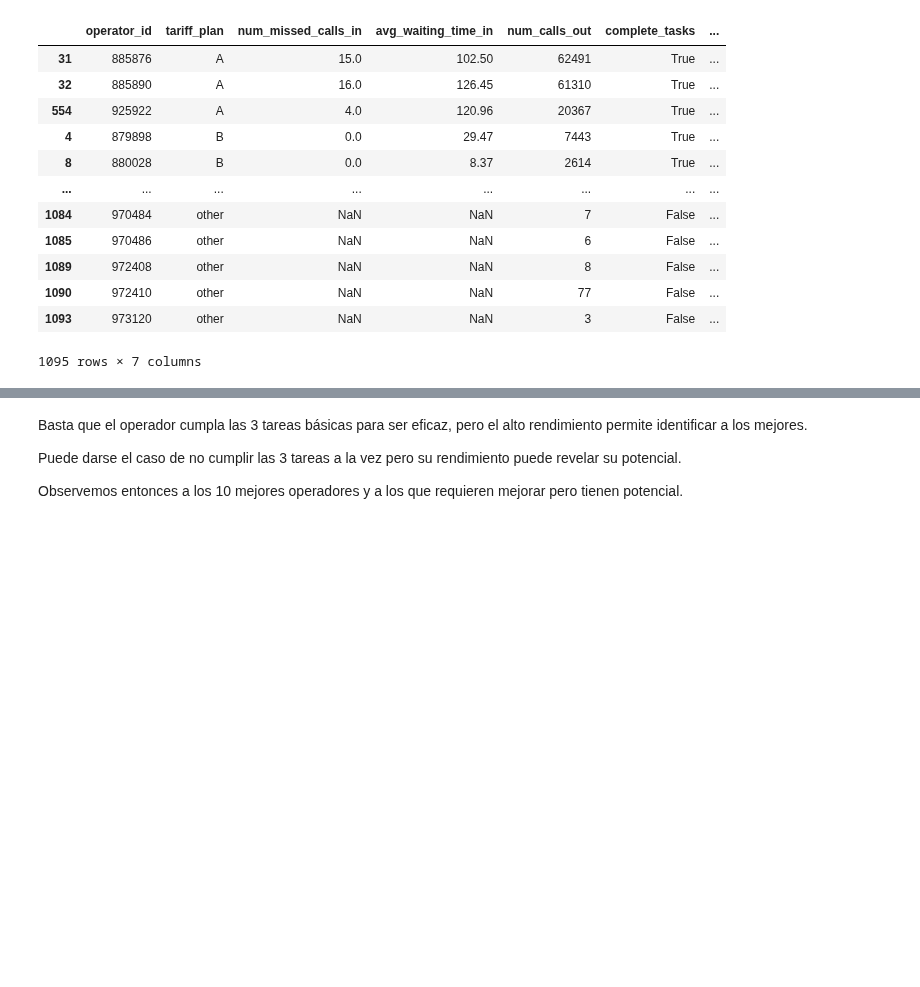
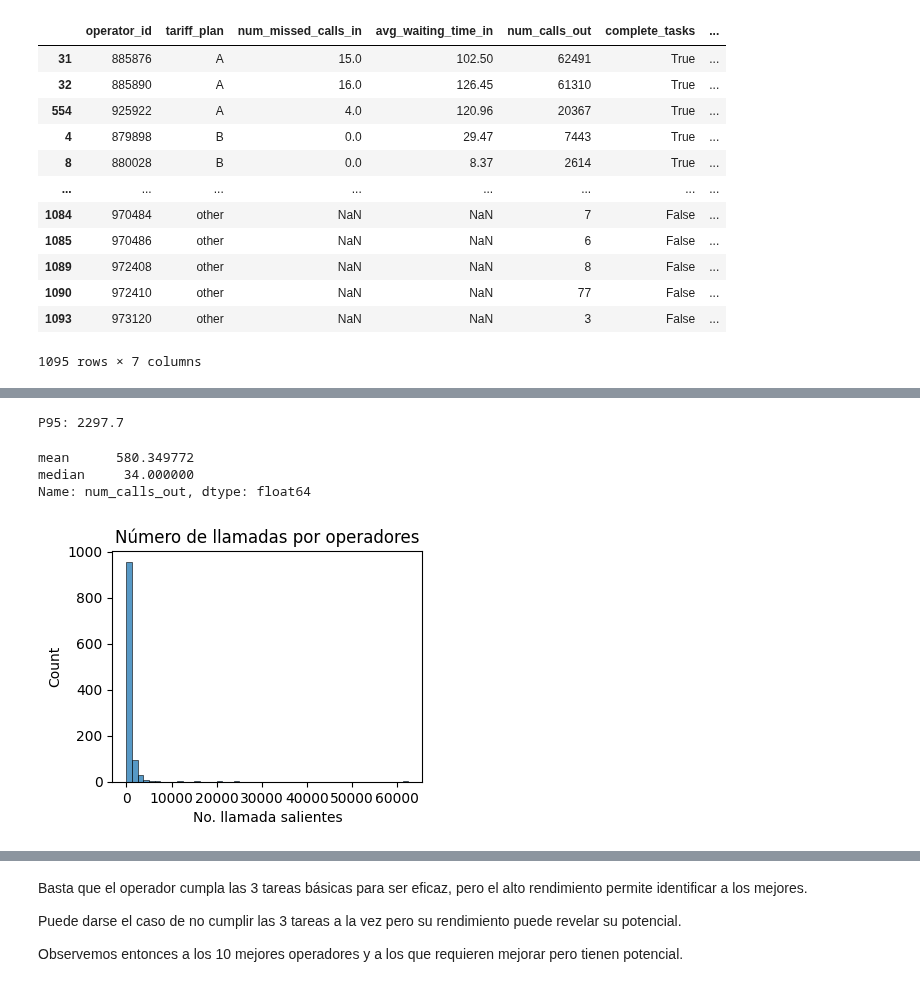
Before and after one commit to ScinDBad/DA_proyecto_final, a Jupyter notebook: proyecto_sp_14.ipynb, the cells around one changed output, grey strips where cells are left out. Saved outputs shown, nothing was run; the diff lists cells and outputs as text; code cells hidden in the pictures; blank space fills up the shorter version.

```diff
--- a/proyecto_sp_14.ipynb
+++ b/proyecto_sp_14.ipynb
@@ -792,0 +806,13 @@ ________________________________________________________________________________
+# %%
+plt.figure(figsize=(4,3))
+sns.histplot(data=report['num_calls_out'], bins=50)
+plt.title('Número de llamadas por operadores')
+plt.xlabel('No. llamada salientes')
+print('P95:', np.percentile(report['num_calls_out'].dropna(),95))
+report['num_calls_out'].agg({'mean', 'median'})
+# %% [output]
+P95: 2297.7
+mean      580.349772
+median     34.000000
+Name: num_calls_out, dtype: float64
+[figure, added]
```
Also changed, not shown: parts of 7 cells of this notebook.
